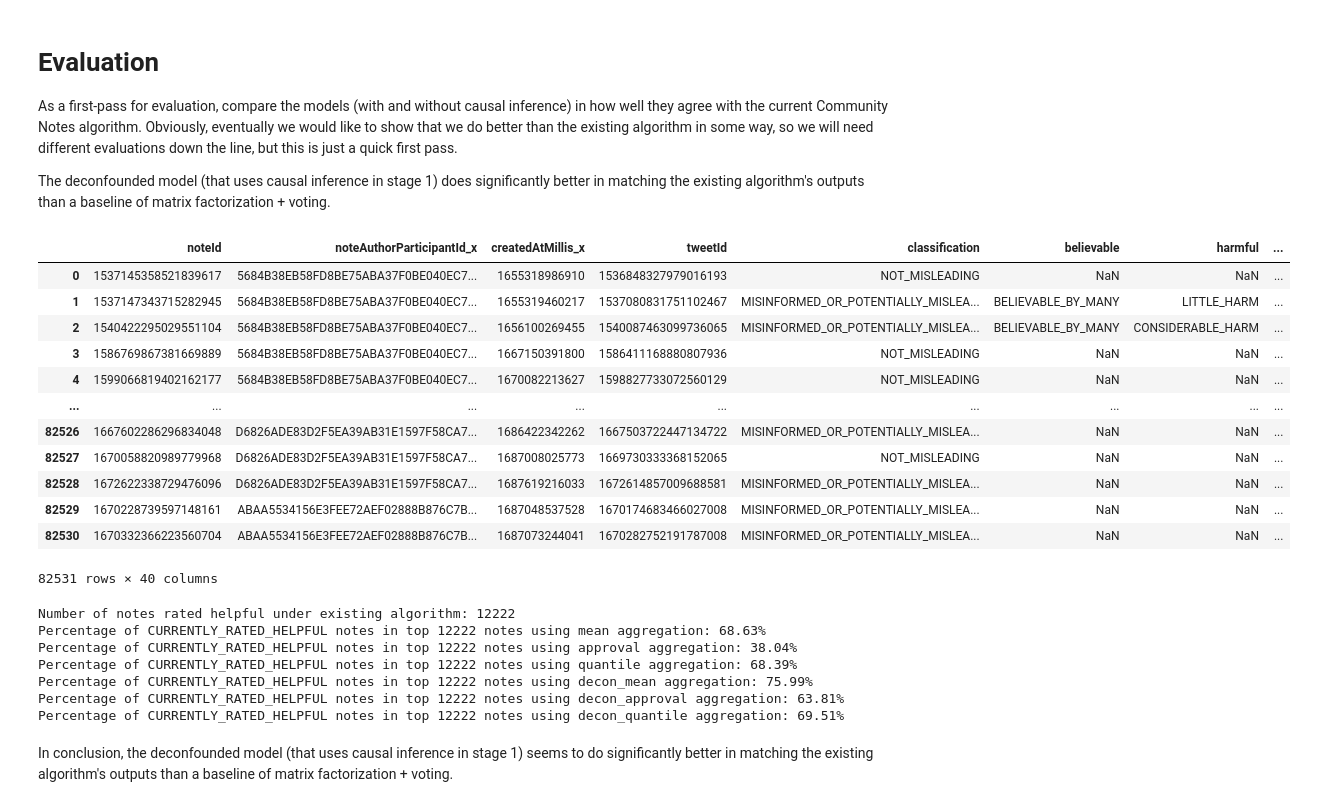
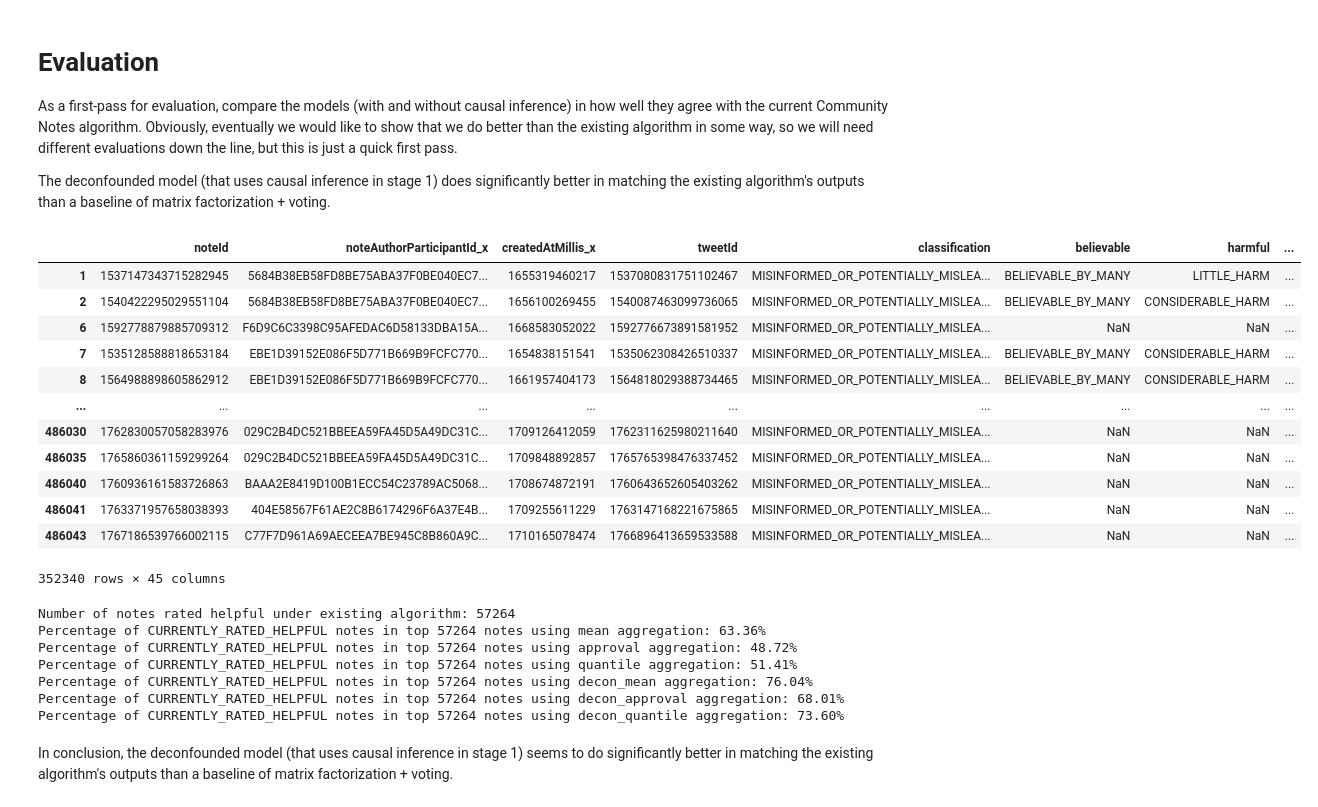
Before and after one commit to smilli/voting, a Jupyter notebook: community_notes.ipynb, the cells around one changed output. Drawn from its saved outputs; the diff is of its cells as text; code cells hidden in the pictures.

Commit message:
Compare notes rated helpful by deconf model and existing algo

```diff
--- a/community_notes.ipynb
+++ b/community_notes.ipynb
@@ -104,9 +124,9 @@ deconf_mf_model = MatrixFactorizationModel(
     n_components=4)
 
 # Regular matrix factorization without deconfounding
-mf_model = MatrixFactorizationModel(n_users, n_notes, n_components=4)
+mf_model = MatrixFactorizationModel(n_users, n_notes, n_components=20)
 
-rating_tensor = torch.FloatTensor(rating_labels).to(deconf_mf_model.device)
+rating_tensor = torch.FloatTensor(rating_labels.values).to(deconf_mf_model.device)
 user_idxs_tensor = torch.LongTensor(user_idxs).to(deconf_mf_model.device)
 note_idxs_tensor = torch.LongTensor(note_idxs).to(deconf_mf_model.device)
 exp_tensor = torch.ones_like(rating_tensor).to(deconf_mf_model.device)
@@ -177,6 +197,10 @@ aggs['decon_mean'] = deconf_mf_model.get_vote_scores(torch.mean)
 aggs['decon_approval'] = deconf_mf_model.get_vote_scores(approval)
 aggs['decon_quantile'] = deconf_mf_model.get_vote_scores(quantile)
 #aggs['var'] = deconf_mf_model.get_vote_scores(torch.var)
+# %%
+aggs = {k: v.cpu().numpy() for k, v in aggs.items() if k != 'noteId'}
+# %%
+aggs['noteId'] = note_ids
 # %%
 note_results = pd.DataFrame(aggs)
 scored_notes = filtered_notes.merge(note_results, on='noteId')
@@ -202,41 +226,43 @@ As a first-pass for evaluation, compare the models (with and without causal infe
 
 The deconfounded model (that uses causal inference in stage 1) does significantly better in matching the existing algorithm's outputs than a baseline of matrix factorization + voting.
 # %%
-note_status_df = pd.read_csv('data/noteStatusHistory-00000.tsv', sep='\t')
+note_status_df = pd.read_csv(os.path.join(data_path, 'noteStatusHistory-00000.tsv'), sep='\t')
 # %%
 merged_notes = scored_notes.merge(note_status_df, on='noteId')
-merged_notes
+misleading_notes = merged_notes[merged_notes['classification'] == 'MISINFORMED_OR_POTENTIALLY_MISLEADING']
+misleading_notes
 # %% [output]
 |  | noteId | noteAuthorParticipantId_x | createdAtMillis_x | tweetId | classification | believable | harmful | ... |
-| 0 | 1537145358521839617 | 5684B38EB58FD8BE75ABA37F0BE040EC7... | 1655318986910 | 1536848327979016193 | NOT_MISLEADING | NaN | NaN | ... |
 | 1 | 1537147343715282945 | 5684B38EB58FD8BE75ABA37F0BE040EC7... | 1655319460217 | 1537080831751102467 | MISINFORMED_OR_POTENTIALLY_MISLEA... | BELIEVABLE_BY_MANY | LITTLE_HARM | ... |
 | 2 | 1540422295029551104 | 5684B38EB58FD8BE75ABA37F0BE040EC7... | 1656100269455 | 1540087463099736065 | MISINFORMED_OR_POTENTIALLY_MISLEA... | BELIEVABLE_BY_MANY | CONSIDERABLE_HARM | ... |
-| 3 | 1586769867381669889 | 5684B38EB58FD8BE75ABA37F0BE040EC7... | 1667150391800 | 1586411168880807936 | NOT_MISLEADING | NaN | NaN | ... |
-| 4 | 1599066819402162177 | 5684B38EB58FD8BE75ABA37F0BE040EC7... | 1670082213627 | 1598827733072560129 | NOT_MISLEADING | NaN | NaN | ... |
+| 6 | 1592778879885709312 | F6D9C6C3398C95AFEDAC6D58133DBA15A... | 1668583052022 | 1592776673891581952 | MISINFORMED_OR_POTENTIALLY_MISLEA... | NaN | NaN | ... |
+| 7 | 1535128588818653184 | EBE1D39152E086F5D771B669B9FCFC770... | 1654838151541 | 1535062308426510337 | MISINFORMED_OR_POTENTIALLY_MISLEA... | BELIEVABLE_BY_MANY | CONSIDERABLE_HARM | ... |
+| 8 | 1564988898605862912 | EBE1D39152E086F5D771B669B9FCFC770... | 1661957404173 | 1564818029388734465 | MISINFORMED_OR_POTENTIALLY_MISLEA... | BELIEVABLE_BY_MANY | CONSIDERABLE_HARM | ... |
 | ... | ... | ... | ... | ... | ... | ... | ... | ... |
-| 82526 | 1667602286296834048 | D6826ADE83D2F5EA39AB31E1597F58CA7... | 1686422342262 | 1667503722447134722 | MISINFORMED_OR_POTENTIALLY_MISLEA... | NaN | NaN | ... |
-| 82527 | 1670058820989779968 | D6826ADE83D2F5EA39AB31E1597F58CA7... | 1687008025773 | 1669730333368152065 | NOT_MISLEADING | NaN | NaN | ... |
-| 82528 | 1672622338729476096 | D6826ADE83D2F5EA39AB31E1597F58CA7... | 1687619216033 | 1672614857009688581 | MISINFORMED_OR_POTENTIALLY_MISLEA... | NaN | NaN | ... |
-| 82529 | 1670228739597148161 | ABAA5534156E3FEE72AEF02888B876C7B... | 1687048537528 | 1670174683466027008 | MISINFORMED_OR_POTENTIALLY_MISLEA... | NaN | NaN | ... |
-| 82530 | 1670332366223560704 | ABAA5534156E3FEE72AEF02888B876C7B... | 1687073244041 | 1670282752191787008 | MISINFORMED_OR_POTENTIALLY_MISLEA... | NaN | NaN | ... |
+| 486030 | 1762830057058283976 | 029C2B4DC521BBEEA59FA45D5A49DC31C... | 1709126412059 | 1762311625980211640 | MISINFORMED_OR_POTENTIALLY_MISLEA... | NaN | NaN | ... |
+| 486035 | 1765860361159299264 | 029C2B4DC521BBEEA59FA45D5A49DC31C... | 1709848892857 | 1765765398476337452 | MISINFORMED_OR_POTENTIALLY_MISLEA... | NaN | NaN | ... |
+| 486040 | 1760936161583726863 | BAAA2E8419D100B1ECC54C23789AC5068... | 1708674872191 | 1760643652605403262 | MISINFORMED_OR_POTENTIALLY_MISLEA... | NaN | NaN | ... |
+| 486041 | 1763371957658038393 | 404E58567F61AE2C8B6174296F6A37E4B... | 1709255611229 | 1763147168221675865 | MISINFORMED_OR_POTENTIALLY_MISLEA... | NaN | NaN | ... |
+| 486043 | 1767186539766002115 | C77F7D961A69AECEEA7BE945C8B860A9C... | 1710165078474 | 1766896413659533588 | MISINFORMED_OR_POTENTIALLY_MISLEA... | NaN | NaN | ... |
-82531 rows × 40 columns
+352340 rows × 45 columns
 # %%
-num_rated_helpful = merged_notes['mostRecentNonNMRStatus'].value_counts()['CURRENTLY_RATED_HELPFUL']
+note_status_key = 'currentStatus'
+num_rated_helpful = misleading_notes[note_status_key].value_counts()['CURRENTLY_RATED_HELPFUL']
 print(f'Number of notes rated helpful under existing algorithm: {num_rated_helpful}')
 agg_keys = list(aggs.keys())
 agg_keys.remove('noteId')
 for key in agg_keys:
-    helpful_notes = merged_notes.sort_values(key, ascending=False).head(num_rated_helpful)
-    num_helpful = helpful_notes['mostRecentNonNMRStatus'].value_counts()['CURRENTLY_RATED_HELPFUL']
+    helpful_notes = misleading_notes.sort_values(key, ascending=False).head(num_rated_helpful)
+    num_helpful = helpful_notes[note_status_key].value_counts()['CURRENTLY_RATED_HELPFUL']
     pct_helpful = num_helpful / num_rated_helpful
     print(f'Percentage of CURRENTLY_RATED_HELPFUL notes in top {num_rated_helpful} notes using {key} aggregation: {pct_helpful:.2%}')
 # %% [output]
-Number of notes rated helpful under existing algorithm: 12222
-Percentage of CURRENTLY_RATED_HELPFUL notes in top 12222 notes using mean aggregation: 68.63%
-Percentage of CURRENTLY_RATED_HELPFUL notes in top 12222 notes using approval aggregation: 38.04%
-Percentage of CURRENTLY_RATED_HELPFUL notes in top 12222 notes using quantile aggregation: 68.39%
-Percentage of CURRENTLY_RATED_HELPFUL notes in top 12222 notes using decon_mean aggregation: 75.99%
-Percentage of CURRENTLY_RATED_HELPFUL notes in top 12222 notes using decon_approval aggregation: 63.81%
-Percentage of CURRENTLY_RATED_HELPFUL notes in top 12222 notes using decon_quantile aggregation: 69.51%
+Number of notes rated helpful under existing algorithm: 57264
+Percentage of CURRENTLY_RATED_HELPFUL notes in top 57264 notes using mean aggregation: 63.36%
+Percentage of CURRENTLY_RATED_HELPFUL notes in top 57264 notes using approval aggregation: 48.72%
+Percentage of CURRENTLY_RATED_HELPFUL notes in top 57264 notes using quantile aggregation: 51.41%
+Percentage of CURRENTLY_RATED_HELPFUL notes in top 57264 notes using decon_mean aggregation: 76.04%
+Percentage of CURRENTLY_RATED_HELPFUL notes in top 57264 notes using decon_approval aggregation: 68.01%
+Percentage of CURRENTLY_RATED_HELPFUL notes in top 57264 notes using decon_quantile aggregation: 73.60%
 # %% [markdown]
 In conclusion, the deconfounded model (that uses causal inference in stage 1) seems to do significantly better in matching the existing algorithm's outputs than a baseline of matrix factorization + voting.
```
Also changed, not shown: parts of 13 cells of this notebook.
